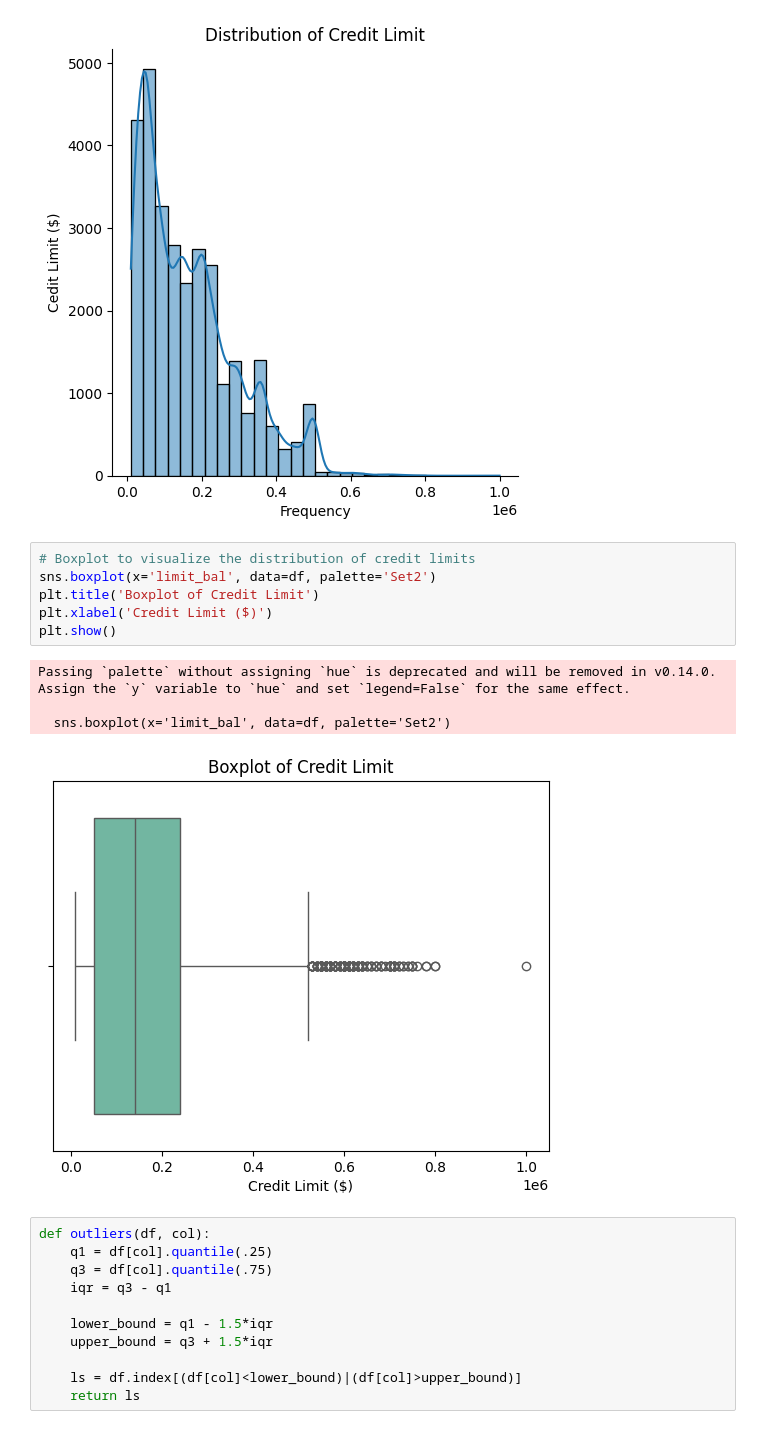
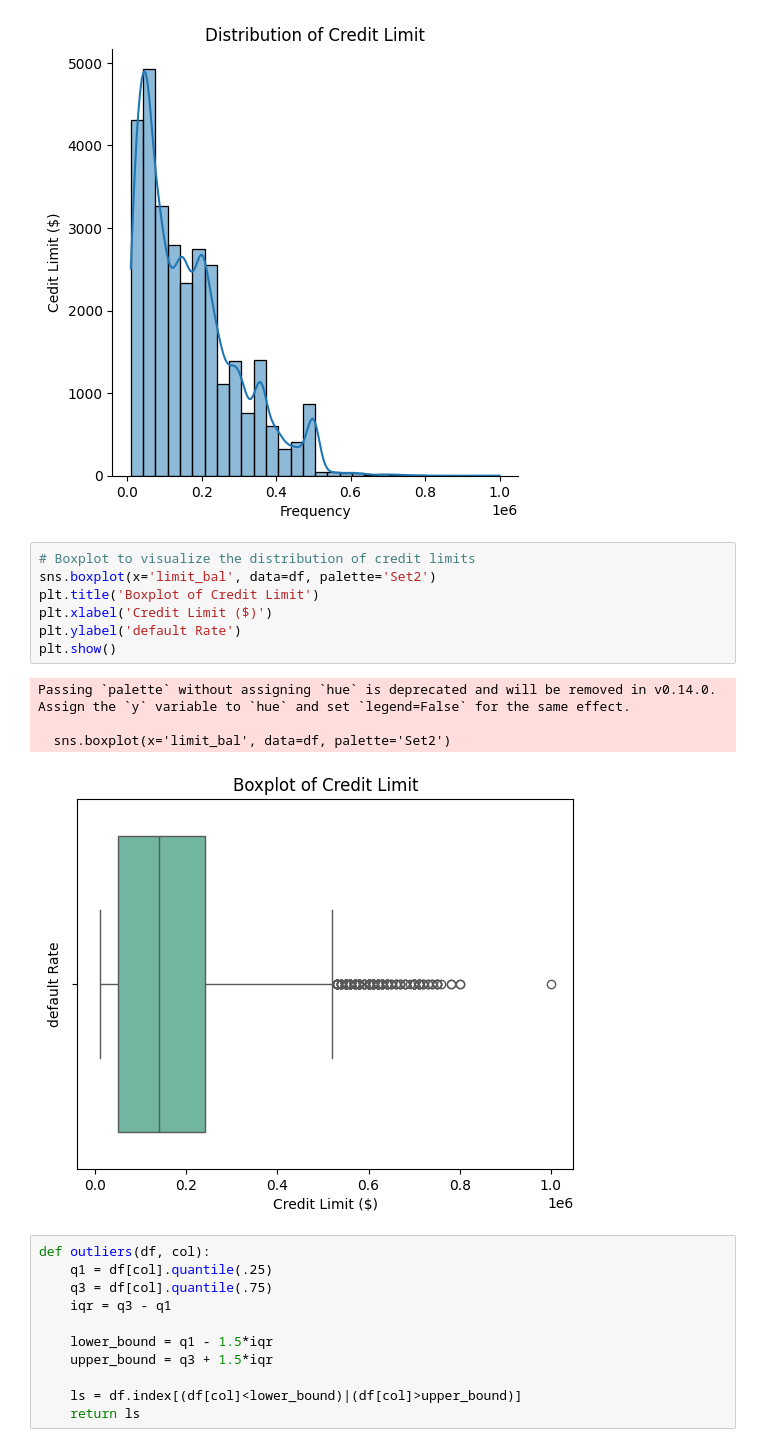
Before and after one commit to marabsatt/credit-risk-analysis, a Jupyter notebook: main.ipynb, the cells around one changed output. Cells and saved outputs as stored; diff of their text form.

```diff
--- a/main.ipynb
+++ b/main.ipynb
@@ -130,14 +140,15 @@ Text(-3.6805555555555554, 0.5, 'Cedit Limit ($)')
 # %%
 # Boxplot to visualize the distribution of credit limits
 sns.boxplot(x='limit_bal', data=df, palette='Set2')
 plt.title('Boxplot of Credit Limit')
 plt.xlabel('Credit Limit ($)')
+plt.ylabel('default Rate')
 plt.show()
 # %% [output]
 Passing `palette` without assigning `hue` is deprecated and will be removed in v0.14.0. Assign the `y` variable to `hue` and set `legend=False` for the same effect.
 
   sns.boxplot(x='limit_bal', data=df, palette='Set2')
-[figure, old version]
+[figure, new version]
 # %%
 def outliers(df, col):
     q1 = df[col].quantile(.25)
```
Also changed, not shown: parts of 14 cells of this notebook.
